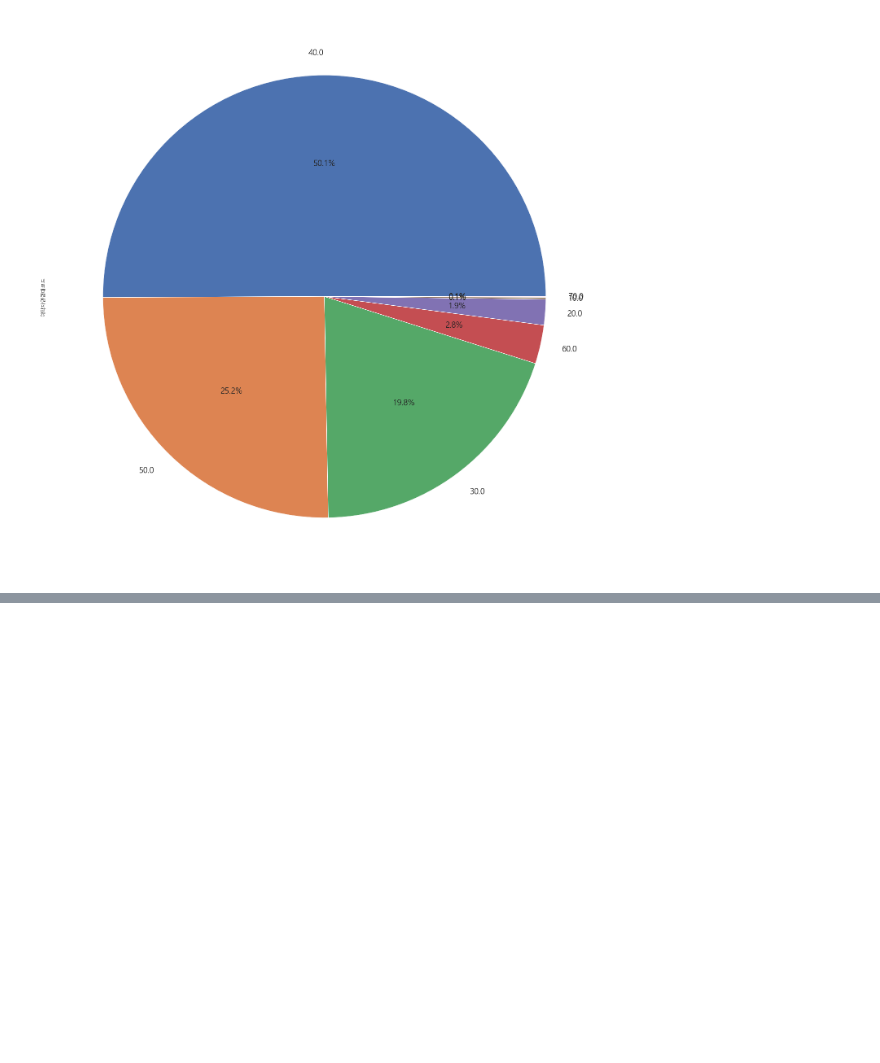
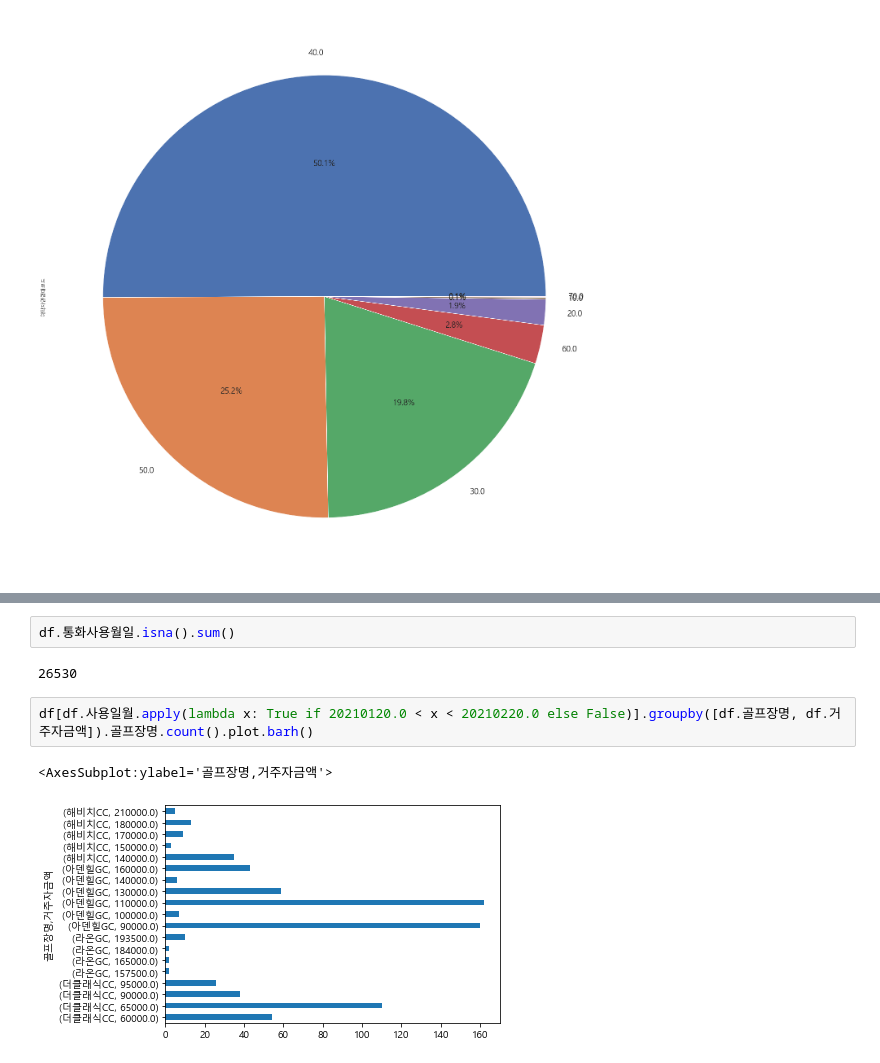
Before and after one commit to minwooking/Next_Ez_Training, a Jupyter notebook: golf10_seaborn.ipynb, the cells around one changed output, grey strips where cells are left out. Drawn from its saved outputs; the diff is of its cells as text; blank space fills up the shorter version.

```diff
--- a/golf10_seaborn.ipynb
+++ b/golf10_seaborn.ipynb
@@ -346,0 +372,9 @@ df[df.골프장명=='해비치CC'].예약자연령대코드.value_counts().plot.
+# %%
+df.통화사용월일.isna().sum()
+# %% [output]
+26530
+# %%
+df[df.사용일월.apply(lambda x: True if 20210120.0 < x < 20210220.0 else False)].groupby([df.골프장명, df.거주자금액]).골프장명.count().plot.barh()
+# %% [output]
+<AxesSubplot:ylabel='골프장명,거주자금액'>
+[figure, added]
```
Also changed, not shown: parts of 64 cells of this notebook, 2 other files.
